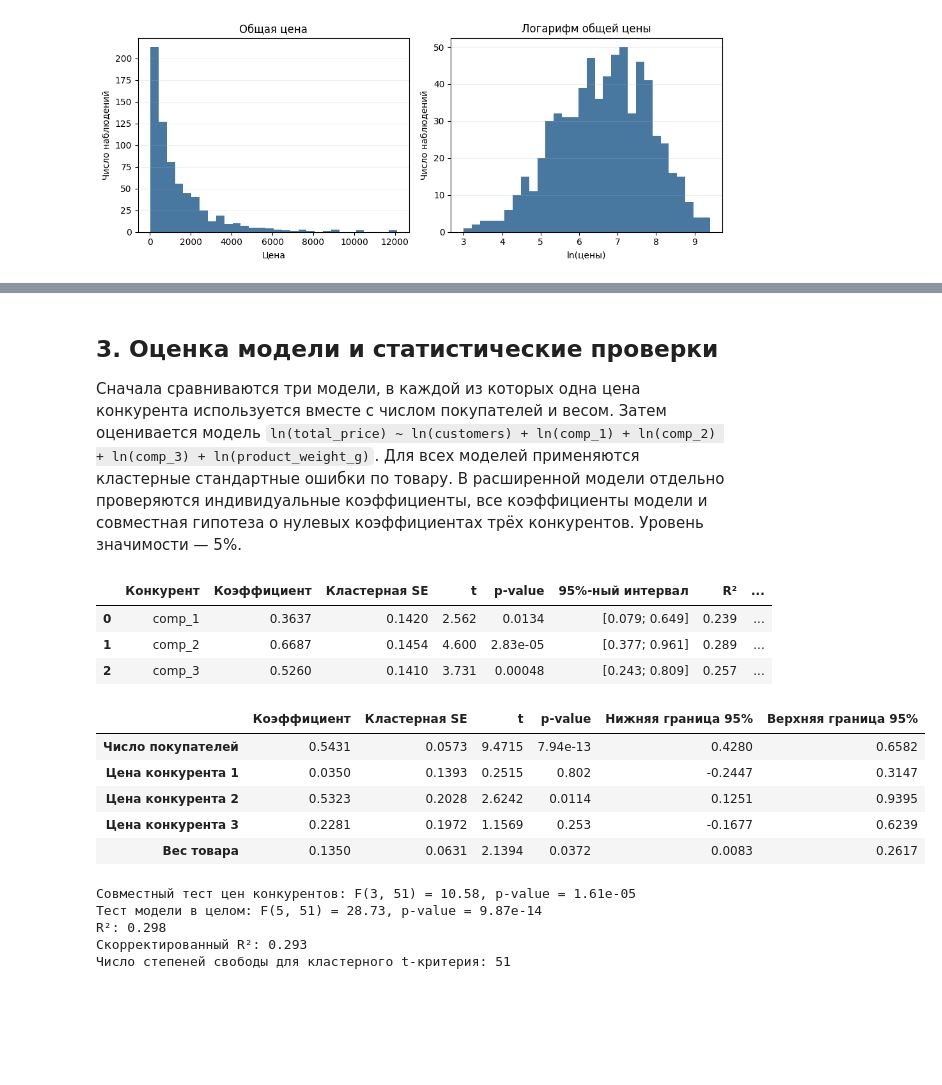
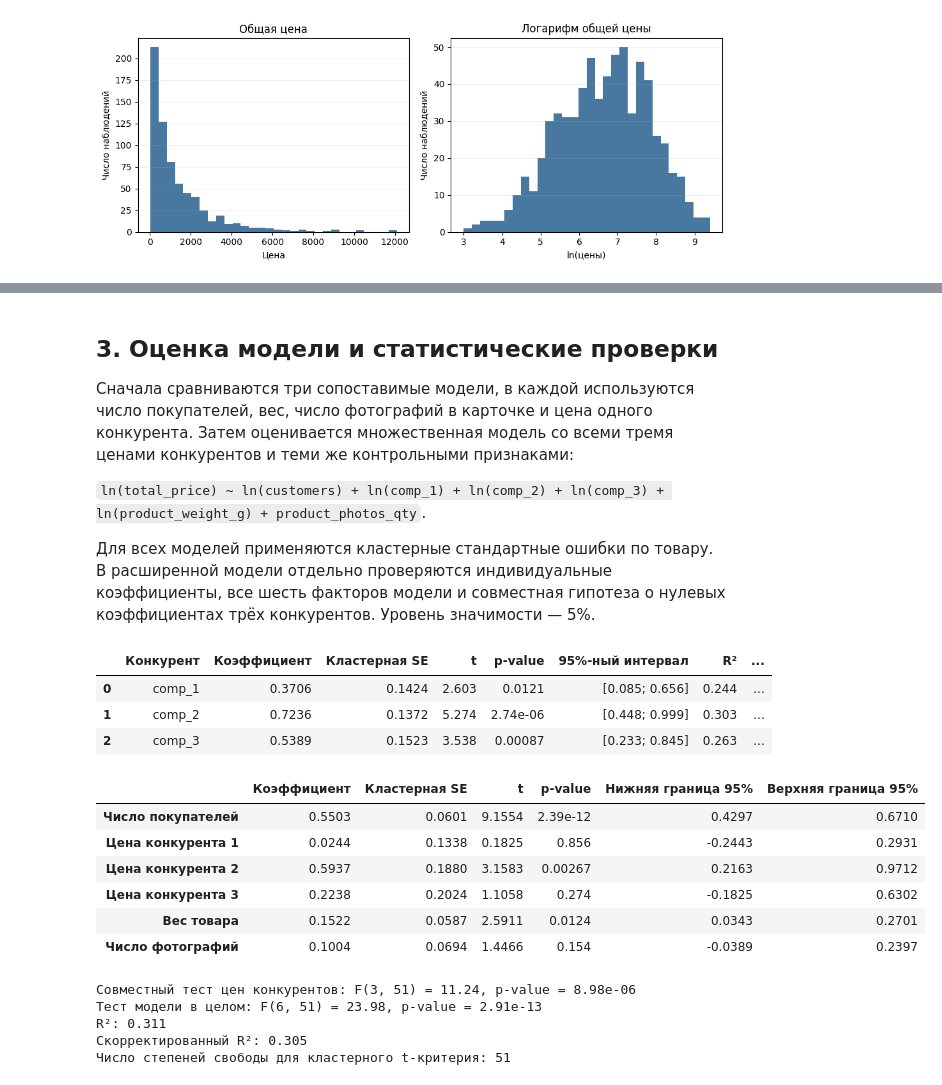
Before and after one commit to tushkanchek/scienceWork, a Jupyter notebook: science_work_simple.ipynb, the cells around one changed output, grey strips where cells are left out. Saved outputs shown, nothing was run; the diff lists cells and outputs as text; code cells hidden in the pictures; blank space fills up the shorter version.

```diff
--- a/science_work_simple.ipynb
+++ b/science_work_simple.ipynb
@@ -96,7 +241,11 @@ print(f'Максимальная парная корреляция по моду
 # %% [markdown]
 ## 3. Оценка модели и статистические проверки
 
-Сначала сравниваются три модели, в каждой из которых одна цена конкурента используется вместе с числом покупателей и весом. Затем оценивается модель `ln(total_price) ~ ln(customers) + ln(comp_1) + ln(comp_2) + ln(comp_3) + ln(product_weight_g)`. Для всех моделей применяются кластерные стандартные ошибки по товару. В расширенной модели отдельно проверяются индивидуальные коэффициенты, все коэффициенты модели и совместная гипотеза о нулевых коэффициентах трёх конкурентов. Уровень значимости — 5%.
+Сначала сравниваются три сопоставимые модели, в каждой используются число покупателей, вес, число фотографий в карточке и цена одного конкурента. Затем оценивается множественная модель со всеми тремя ценами конкурентов и теми же контрольными признаками:
+
+`ln(total_price) ~ ln(customers) + ln(comp_1) + ln(comp_2) + ln(comp_3) + ln(product_weight_g) + product_photos_qty`.
+
+Для всех моделей применяются кластерные стандартные ошибки по товару. В расширенной модели отдельно проверяются индивидуальные коэффициенты, все шесть факторов модели и совместная гипотеза о нулевых коэффициентах трёх конкурентов. Уровень значимости — 5%.
 # %%
 product_groups = pd.factorize(model_data['product_id'])[0]
 competitor_variables = ['comp_1', 'comp_2', 'comp_3']
@@ -104,7 +253,7 @@ candidate_rows = []
 for competitor in competitor_variables:
     candidate_formula = (
         f'log_total_price ~ log_customers + log_{competitor} '
-        '+ log_product_weight_g'
+        '+ log_product_weight_g + product_photos_qty'
     )
     candidate_ols = smf.ols(candidate_formula, data=model_data).fit()
     candidate_cluster = candidate_ols.get_robustcov_results(
@@ -130,7 +279,7 @@ display(candidate_summary_display.round({'Коэффициент': 4, 'Клас
 
 formula = (
     'log_total_price ~ log_customers + log_comp_1 + log_comp_2 '
-    '+ log_comp_3 + log_product_weight_g'
+    '+ log_comp_3 + log_product_weight_g + product_photos_qty'
 )
 ols_result = smf.ols(formula, data=model_data).fit()
 cluster_result = ols_result.get_robustcov_results(
@@ -145,50 +294,57 @@ results = pd.DataFrame({
     'p-value': cluster_result.pvalues,
     'Нижняя граница 95%': confidence_intervals[:, 0],
     'Верхняя граница 95%': confidence_intervals[:, 1],
 }, index=ols_result.model.exog_names)
-result_order = ['log_customers', 'log_comp_1', 'log_comp_2', 'log_comp_3', 'log_product_weight_g']
-result_labels = ['Число покупателей', 'Цена конкурента 1', 'Цена конкурента 2', 'Цена конкурента 3', 'Вес товара']
+result_order = [
+    'log_customers', 'log_comp_1', 'log_comp_2', 'log_comp_3',
+    'log_product_weight_g', 'product_photos_qty'
+]
+result_labels = [
+    'Число покупателей', 'Цена конкурента 1', 'Цена конкурента 2',
+    'Цена конкурента 3', 'Вес товара', 'Число фотографий'
+]
 results_display = results.loc[result_order].copy()
 results_display.index = result_labels
 results_display = results_display.round(4)
 results_display['p-value'] = results.loc[result_order, 'p-value'].map(lambda value: f'{value:.3g}').to_numpy()
 display(results_display)
 
 competitor_restriction = np.zeros((3, len(cluster_result.params)))
 competitor_restriction[:, 2:5] = np.eye(3)
 competitor_test = cluster_result.f_test(competitor_restriction)
-model_restriction = np.zeros((5, len(cluster_result.params)))
-model_restriction[:, 1:] = np.eye(5)
+model_restriction = np.zeros((6, len(cluster_result.params)))
+model_restriction[:, 1:] = np.eye(6)
 model_test = cluster_result.f_test(model_restriction)
 denominator_df = model_data.product_id.nunique() - 1
 print(
     f'Совместный тест цен конкурентов: F(3, {denominator_df}) = '
     f'{float(np.asarray(competitor_test.fvalue).squeeze()):.2f}, '
     f'p-value = {float(np.asarray(competitor_test.pvalue).squeeze()):.3g}'
 )
 print(
-    f'Тест модели в целом: F(5, {denominator_df}) = '
+    f'Тест модели в целом: F(6, {denominator_df}) = '
     f'{float(np.asarray(model_test.fvalue).squeeze()):.2f}, '
     f'p-value = {float(np.asarray(model_test.pvalue).squeeze()):.3g}'
 )
 print(f'R²: {ols_result.rsquared:.3f}')
 print(f'Скорректированный R²: {ols_result.rsquared_adj:.3f}')
 print(f'Число степеней свободы для кластерного t-критерия: {denominator_df}')
 # %% [output]
 |  | Конкурент | Коэффициент | Кластерная SE | t | p-value | 95%-ный интервал | R² | ... |
-| 0 | comp_1 | 0.3637 | 0.1420 | 2.562 | 0.0134 | [0.079; 0.649] | 0.239 | ... |
-| 1 | comp_2 | 0.6687 | 0.1454 | 4.600 | 2.83e-05 | [0.377; 0.961] | 0.289 | ... |
-| 2 | comp_3 | 0.5260 | 0.1410 | 3.731 | 0.00048 | [0.243; 0.809] | 0.257 | ... |
+| 0 | comp_1 | 0.3706 | 0.1424 | 2.603 | 0.0121 | [0.085; 0.656] | 0.244 | ... |
+| 1 | comp_2 | 0.7236 | 0.1372 | 5.274 | 2.74e-06 | [0.448; 0.999] | 0.303 | ... |
+| 2 | comp_3 | 0.5389 | 0.1523 | 3.538 | 0.00087 | [0.233; 0.845] | 0.263 | ... |
 |  | Коэффициент | Кластерная SE | t | p-value | Нижняя граница 95% | Верхняя граница 95% |
-| Число покупателей | 0.5431 | 0.0573 | 9.4715 | 7.94e-13 | 0.4280 | 0.6582 |
-| Цена конкурента 1 | 0.0350 | 0.1393 | 0.2515 | 0.802 | -0.2447 | 0.3147 |
-| Цена конкурента 2 | 0.5323 | 0.2028 | 2.6242 | 0.0114 | 0.1251 | 0.9395 |
-| Цена конкурента 3 | 0.2281 | 0.1972 | 1.1569 | 0.253 | -0.1677 | 0.6239 |
-| Вес товара | 0.1350 | 0.0631 | 2.1394 | 0.0372 | 0.0083 | 0.2617 |
+| Число покупателей | 0.5503 | 0.0601 | 9.1554 | 2.39e-12 | 0.4297 | 0.6710 |
+| Цена конкурента 1 | 0.0244 | 0.1338 | 0.1825 | 0.856 | -0.2443 | 0.2931 |
+| Цена конкурента 2 | 0.5937 | 0.1880 | 3.1583 | 0.00267 | 0.2163 | 0.9712 |
+| Цена конкурента 3 | 0.2238 | 0.2024 | 1.1058 | 0.274 | -0.1825 | 0.6302 |
+| Вес товара | 0.1522 | 0.0587 | 2.5911 | 0.0124 | 0.0343 | 0.2701 |
+| Число фотографий | 0.1004 | 0.0694 | 1.4466 | 0.154 | -0.0389 | 0.2397 |
-Совместный тест цен конкурентов: F(3, 51) = 10.58, p-value = 1.61e-05
-Тест модели в целом: F(5, 51) = 28.73, p-value = 9.87e-14
-R²: 0.298
-Скорректированный R²: 0.293
+Совместный тест цен конкурентов: F(3, 51) = 11.24, p-value = 8.98e-06
+Тест модели в целом: F(6, 51) = 23.98, p-value = 2.91e-13
+R²: 0.311
+Скорректированный R²: 0.305
 Число степеней свободы для кластерного t-критерия: 51
 # %% [markdown]
 ### Сравнение спецификаций и расширенная модель
```
Also changed, not shown: parts of 11 cells of this notebook, 22 other files.
